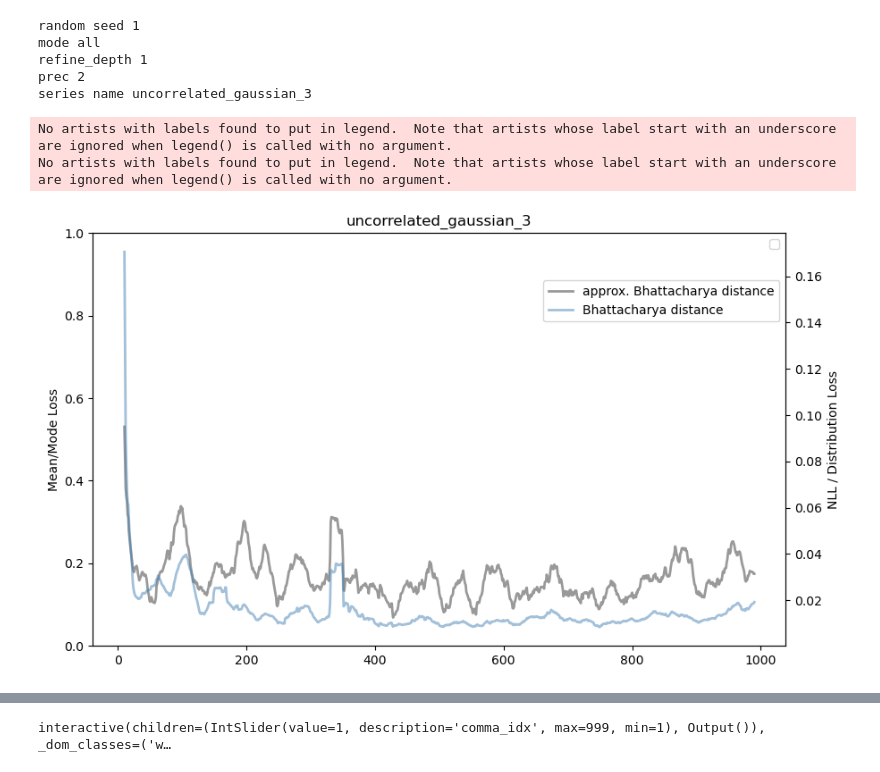
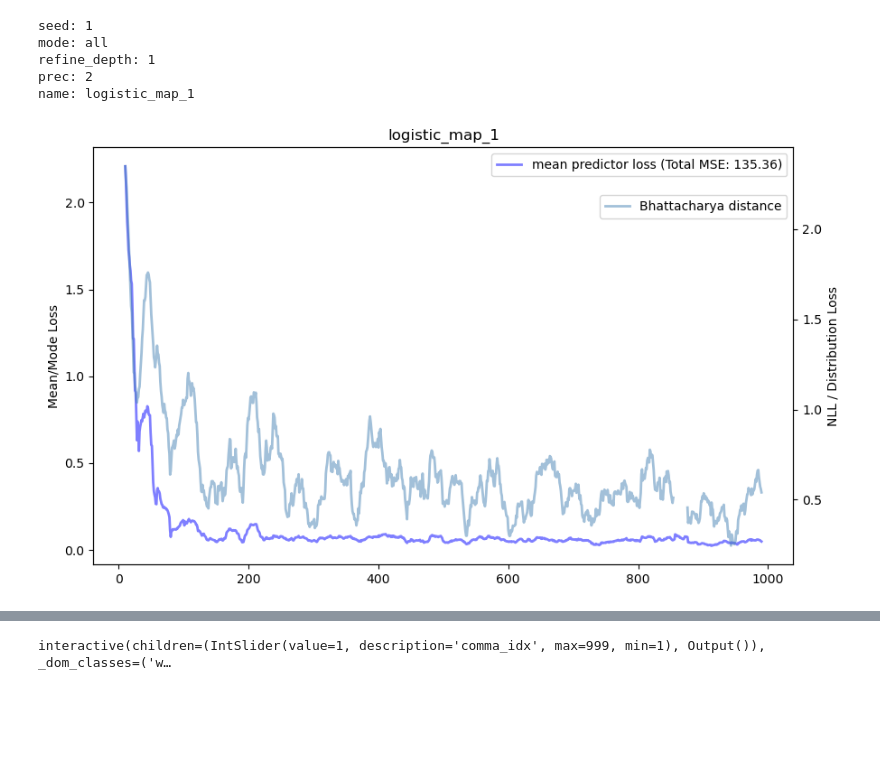
Before and after one commit to AntonioLiu97/llmICL, a Jupyter notebook: figures_analysis/multi_digit_analyzer.ipynb, the cells around one changed output, grey strips where cells are left out. Saved outputs shown, nothing was run; the diff lists cells and outputs as text; code cells hidden in the pictures; blank space fills up the shorter version.

```diff
--- a/figures_analysis/multi_digit_analyzer.ipynb
+++ b/figures_analysis/multi_digit_analyzer.ipynb
@@ -41,6 +41,9 @@ for index, file in enumerate(all_files):
 # %%
-alpha = 0.7
-file = all_files[23]
+alpha = 1
+
+file = all_files[18]
+# file = all_files[21]
+# file = all_files[4]
 processed_dict = pickle.load(file.open('rb'))
 full_series = processed_dict['full_series']
 rescaled_true_mean_arr = processed_dict['rescaled_true_mean_arr']
@@ -52,17 +55,17 @@ random_seed = processed_dict['random_seed']
 PDF_list = processed_dict['PDF_list']
 time_series = processed_dict['time_series']
 prec = processed_dict['prec']
-print(f"random seed {processed_dict['random_seed']}")
-print(f"mode {mode}")
-print(f"refine_depth {refine_depth}")
-print(f"prec {prec}")
-print(f"series name {file.stem}")
+print(f"seed: {processed_dict['random_seed']}")
+print(f"mode: {mode}")
+print(f"refine_depth: {refine_depth}")
+print(f"prec: {prec}")
+print(f"name: {file.stem}")
 # %% [output]
-random seed 1
-mode all
-refine_depth 1
-prec 2
-series name uncorrelated_gaussian_3
+seed: 1
+mode: all
+refine_depth: 1
+prec: 2
+name: logistic_map_1
 # %%
 ### tune temperature
 
@@ -117,6 +120,7 @@ moment_3_arr = np.array(moment_3_arr)
 moment_4_arr = np.array(moment_4_arr)
 
 error_mean = np.abs(rescaled_true_mean_arr - mean_arr)
+error_mode = np.abs(rescaled_true_mean_arr - mode_arr)
 # %%
 # ### Calculate NLL
 # good_tokens_str = list("0123456789" + settings.time_sep + settings.bit_sep)
@@ -151,6 +155,7 @@ kernel = top_hat_kernel
 
 
 averaged_error_mean = np.convolve(error_mean, kernel, mode='valid')
+averaged_error_mode = np.convolve(error_mode, kernel, mode='valid')
 
 # Errors from NLL
 # averaged_nll_digit = np.convolve(NLL_digit, kernel, mode='valid')
@@ -161,47 +166,47 @@ averaged_discrete_KL_loss = np.convolve(discrete_KL_loss, kernel, mode='valid')
 # Errors from Bhattacharya distance and KL divergence
 BT_loss = error_mean / (rescaled_true_sigma_arr**2 + sigma_arr**2) / 2 + np.log(sigma_arr + rescaled_true_sigma_arr) - np.log(sigma_arr * rescaled_true_sigma_arr)/2 - np.log(2)
 averaged_BT_loss = np.convolve(BT_loss, kernel, mode='valid')
-
+KL_loss = np.log(sigma_arr/rescaled_true_sigma_arr) + (rescaled_true_sigma_arr**2 + error_mode)/(2*sigma_arr**2) - 1/2
+averaged_KL_loss = np.convolve(KL_loss, kernel, mode='valid')
 
 fig, ax1 = plt.subplots(figsize=(10, 6))
 
 # Plotting the averaged errors
 # ax1.plot(np.arange(window_size//2, len(error_mode) - window_size//2 + 1), averaged_error_mode, label=f"mode predictor loss (Total MSE: {np.sum(error_mode):.2f})", linewidth=2, c='lightblue', alpha = 0.5)
-# ax1.plot(np.arange(window_size//2, len(error_mean) - window_size//2 + 1), averaged_error_mean, label=f"mean predictor loss (Total MSE: {np.sum(error_mean):.2f})", linewidth=2, c='blue', alpha = 0.5)
+ax1.plot(np.arange(window_size//2, len(error_mean) - window_size//2 + 1), averaged_error_mean, label=f"mean predictor loss (Total MSE: {np.sum(error_mean):.2f})", linewidth=2, c='blue', alpha = 0.5)
 
 ax1.set_ylabel("Mean/Mode Loss")
 ax1.legend(loc='upper left')
 
 ax2 = ax1.twinx()
-ax2.plot(np.arange(window_size//2, len(BT_loss) - window_size//2 + 1), averaged_BT_loss, label="approx. Bhattacharya distance", linewidth=2, c='gray', alpha = 0.8)
+# ax2.plot(np.arange(window_size//2, len(BT_loss) - window_size//2 + 1), averaged_BT_loss, label="approx. Bhattacharya distance", linewidth=2, c='gray', alpha = 0.8)
+# ax2.plot(np.arange(window_size//2, len(KL_loss) - window_size//2 + 1), averaged_KL_loss, label="approx. KL divergence", linewidth=2, c='gray', alpha = 0.8)
 
 # ax2.plot(np.arange(window_size//2, len(NLL_digit) - window_size//2 + 1), averaged_nll_digit, label="NLL Digit Loss", linewidth=2, c='gray', alpha = 0.5)
 ax2.plot(np.arange(window_size//2, len(discrete_BT_loss) - window_size//2 + 1), averaged_discrete_BT_loss, label="Bhattacharya distance", linewidth=2, c='steelblue', alpha = 0.5)
 # ax2.plot(np.arange(window_size//2, len(discrete_KL_loss) - window_size//2 + 1), averaged_discrete_KL_loss, label="KL Divergence", linewidth=2, c='maroon', alpha = 0.5)
 
 # ax1.plot(X)
 
 ax2.set_ylabel("NLL / Distribution Loss")
 ax1.legend(loc='upper right', bbox_to_anchor=(1, 1))
 ax2.legend(loc='upper right', bbox_to_anchor=(1, 0.9))
 # ax2.set_ylim(0,0.5)
 if xlog:
     ax1.set_xscale('log')
     ax2.set_xscale('log')
 
 if ylog:
     ax1.set_yscale('log')
     ax2.set_yscale('log')
 
 # plt.xlim(0,150)
 
 plt.xlabel("Time Steps Seen")
 plt.title(f"{file.stem}")
 plt.show()
 # %% [output]
-No artists with labels found to put in legend.  Note that artists whose label start with an underscore are ignored when legend() is called with no argument.
-No artists with labels found to put in legend.  Note that artists whose label start with an underscore are ignored when legend() is called with no argument.
-[figure, old version]
+[figure, new version]
 # %%
 # plt.figure(figsize=(3, 6))
 plt.figure(figsize=(4, 4))
```
Also changed, not shown: parts of 3 cells of this notebook, 51 other files.
